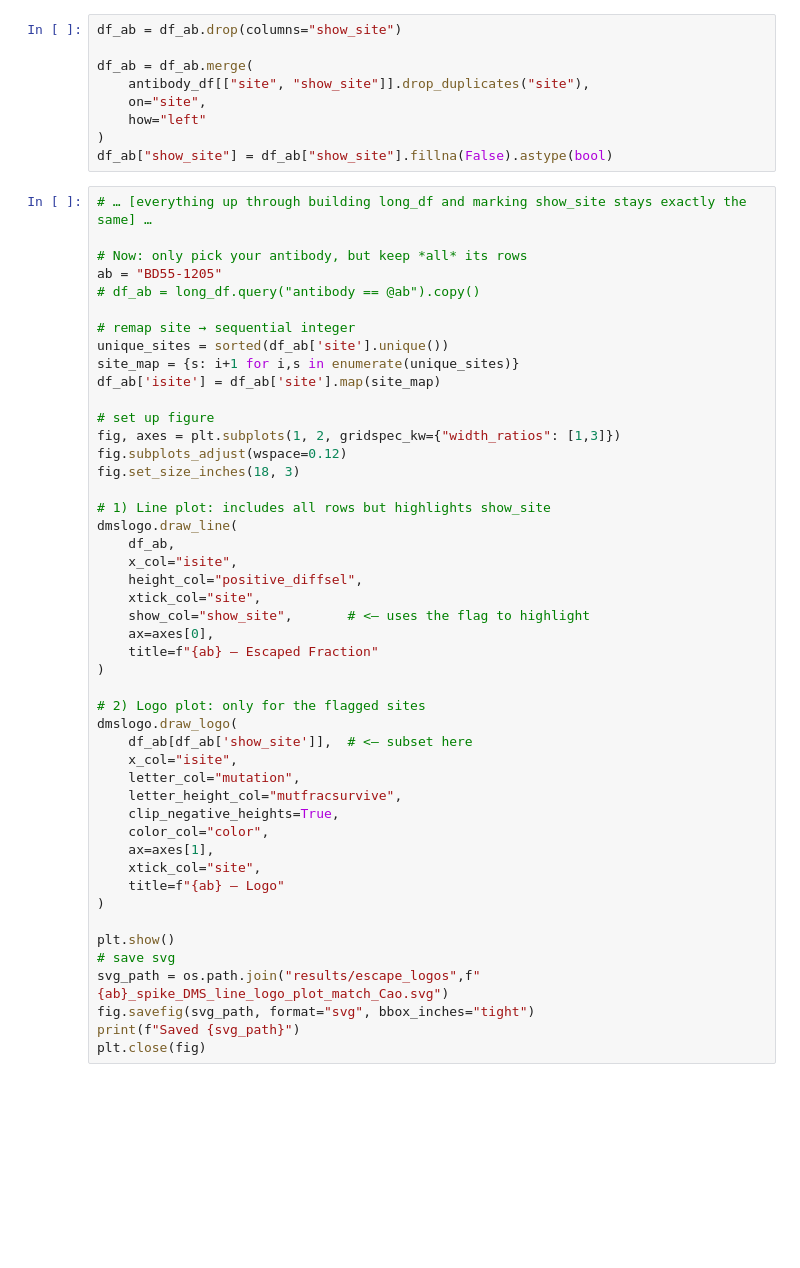
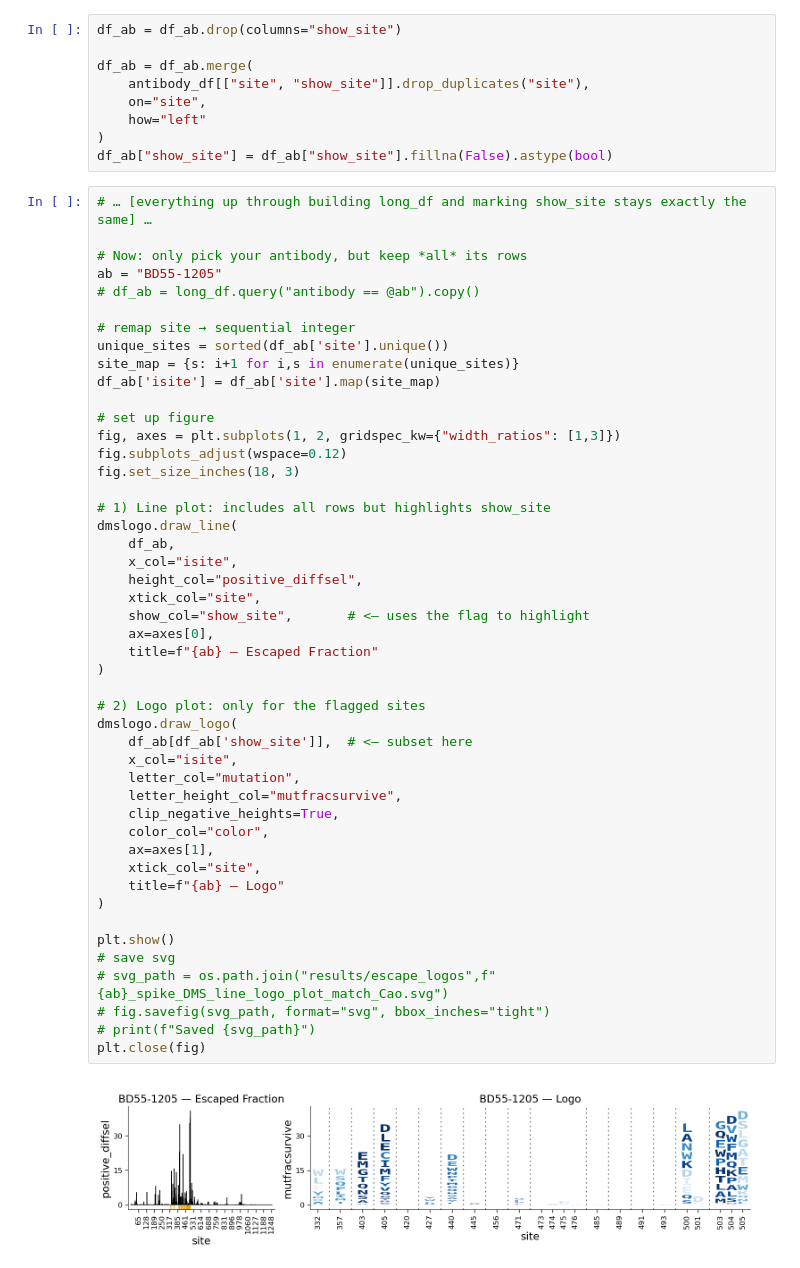
Before and after one commit to dms-vep/SARS-CoV-2_KP.3.1.1_spike_DMS_avidity, a Jupyter notebook: notebooks/escape_logoplots_for_key_sites.py.ipynb, the cells around one changed output. Drawn from its saved outputs; the diff is of its cells as text; blank space fills up the shorter version.

```diff
--- a/notebooks/escape_logoplots_for_key_sites.py.ipynb
+++ b/notebooks/escape_logoplots_for_key_sites.py.ipynb
@@ -332,33 +350,35 @@ fig, axes = plt.subplots(1, 2, gridspec_kw={"width_ratios": [1,3]})
 fig.subplots_adjust(wspace=0.12)
 fig.set_size_inches(18, 3)
 
 # 1) Line plot: includes all rows but highlights show_site
 dmslogo.draw_line(
     df_ab,
     x_col="isite",
     height_col="positive_diffsel",
     xtick_col="site",
     show_col="show_site",       # <— uses the flag to highlight
     ax=axes[0],
     title=f"{ab} — Escaped Fraction"
 )
 
 # 2) Logo plot: only for the flagged sites
 dmslogo.draw_logo(
     df_ab[df_ab['show_site']],  # <— subset here
     x_col="isite",
     letter_col="mutation",
     letter_height_col="mutfracsurvive",
     clip_negative_heights=True,
     color_col="color",
     ax=axes[1],
     xtick_col="site",
     title=f"{ab} — Logo"
 )
 
 plt.show()
 # save svg
-svg_path = os.path.join("results/escape_logos",f"{ab}_spike_DMS_line_logo_plot_match_Cao.svg")
-fig.savefig(svg_path, format="svg", bbox_inches="tight")
-print(f"Saved {svg_path}")
+# svg_path = os.path.join("results/escape_logos",f"{ab}_spike_DMS_line_logo_plot_match_Cao.svg")
+# fig.savefig(svg_path, format="svg", bbox_inches="tight")
+# print(f"Saved {svg_path}")
 plt.close(fig)
+# %% [output]
+[figure, added]
```
Also changed, not shown: parts of 7 cells of this notebook, 6 other files.
